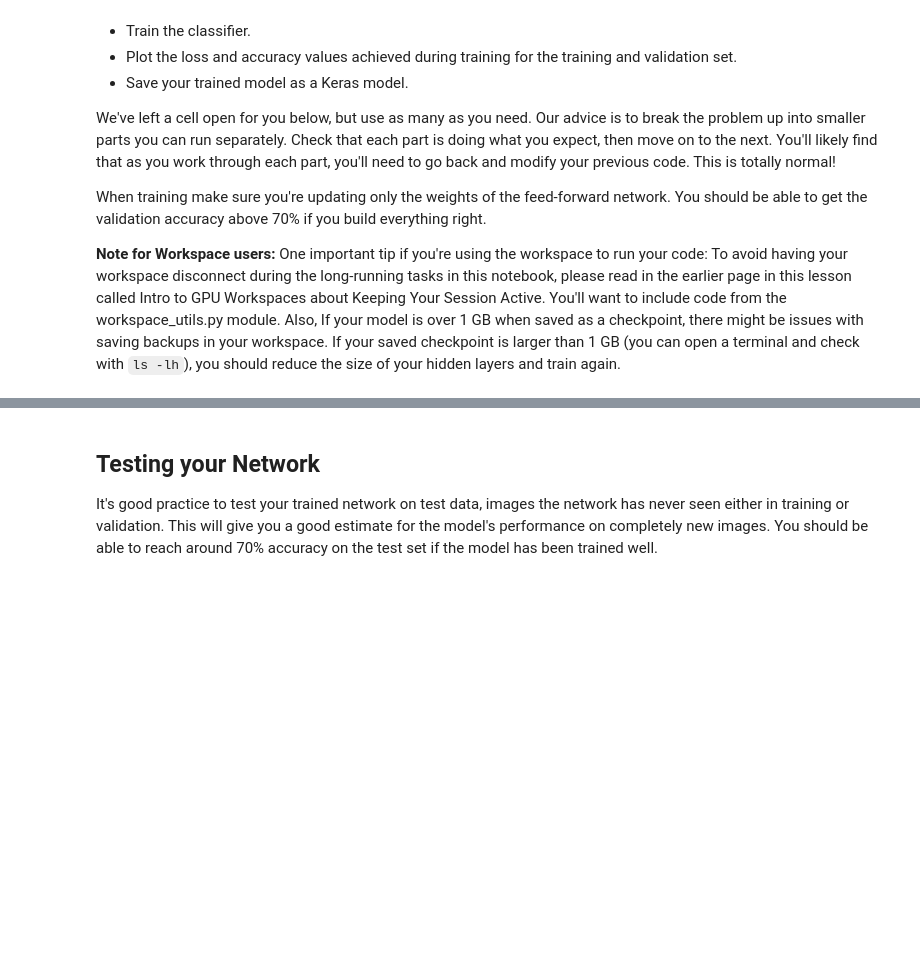
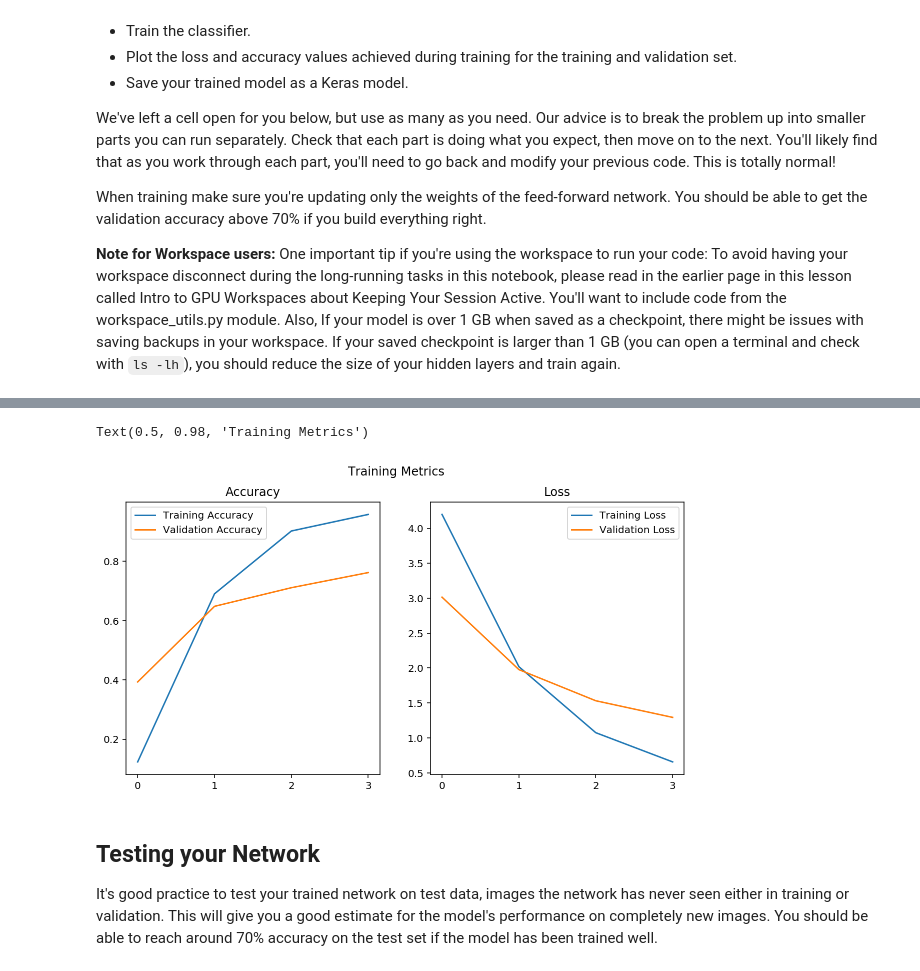
Before and after one commit to msmall318/intro-to-ml-tensorflow, a Jupyter notebook: projects/p2_image_classifier/Project_Image_Classifier_Project.ipynb, the cells around one changed output, grey strips where cells are left out. Saved outputs shown, nothing was run; the diff lists cells and outputs as text; code cells hidden in the pictures; blank space fills up the shorter version.

```diff
--- a/projects/p2_image_classifier/Project_Image_Classifier_Project.ipynb
+++ b/projects/p2_image_classifier/Project_Image_Classifier_Project.ipynb
@@ -262,3 +253,19 @@ Epoch 2/2
+# %%
+# TODO: Plot the loss and accuracy values achieved during training for the training and validation set.
+
+fig, ax = plt.subplots(figsize=(10,5), ncols=2)
+ax[0].plot([str(i) for i in range(4)], [0.1235, 0.6902, 0.9020, 0.9578], label='Training Accuracy')
+ax[0].plot([str(i) for i in range(4)], [0.3931, 0.6480, 0.7108, 0.7618], label='Validation Accuracy')
+ax[0].legend()
+ax[0].set_title('Accuracy')
+ax[1].plot([str(i) for i in range(4)], [4.1993, 2.0196, 1.0748, 0.6565], label='Training Loss')
+ax[1].plot([str(i) for i in range(4)], [3.0146, 1.9778, 1.5320, 1.2938], label='Validation Loss')
+ax[1].legend()
+ax[1].set_title('Loss')
+fig.suptitle('Training Metrics')
+# %% [output]
+Text(0.5, 0.98, 'Training Metrics')
+[figure, added]
 # %% [markdown]
 ## Testing your Network
 
```
Also changed, not shown: parts of 8 cells of this notebook.
